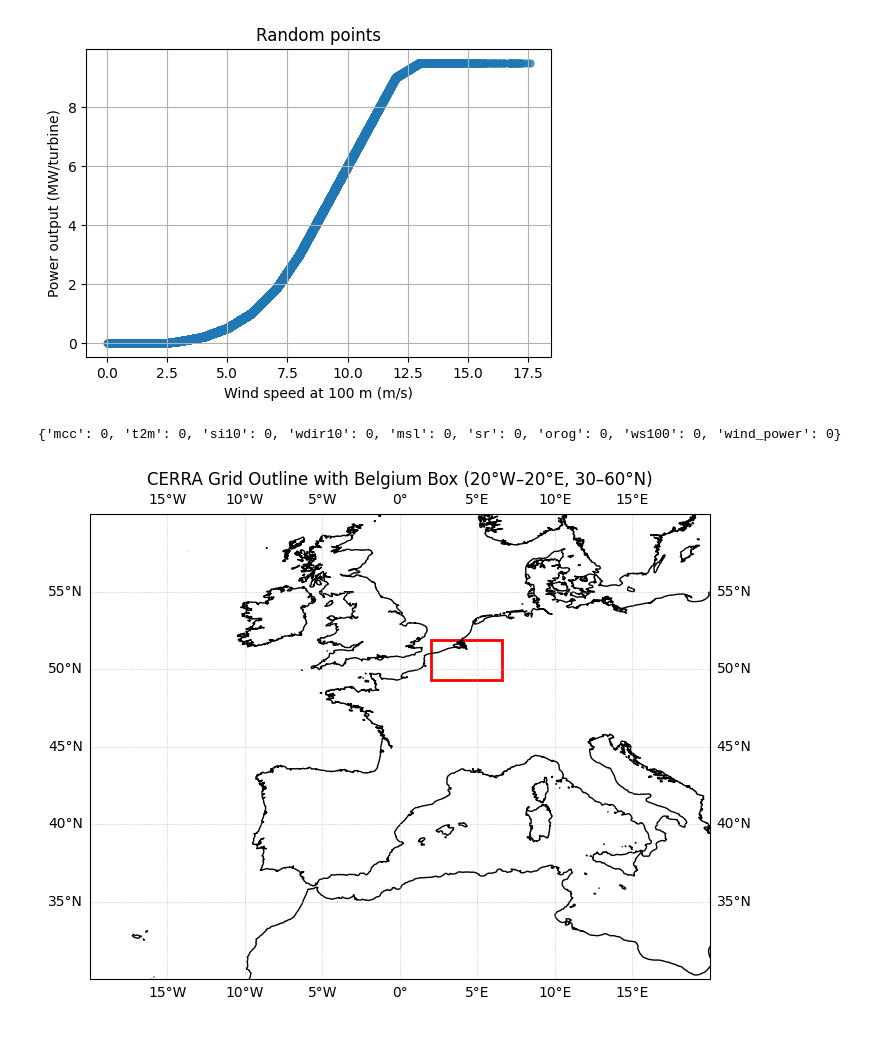
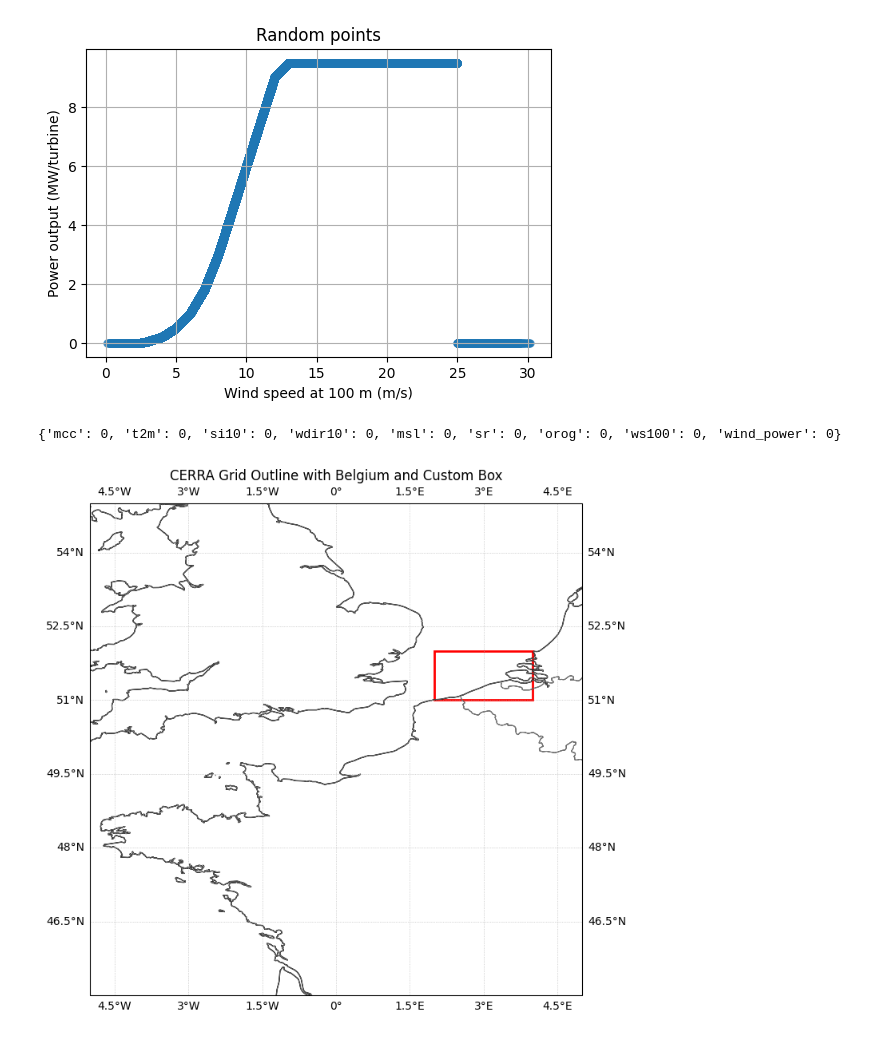
Before and after one commit to UAntwerpM4S/WindAI, a Jupyter notebook: data/Data.ipynb, the cells around one changed output. Drawn from its saved outputs; the diff is of its cells as text; code cells hidden in the pictures.

```diff
--- a/data/Data.ipynb
+++ b/data/Data.ipynb
@@ -37,5 +19,6 @@ Attributes:
 # %%
-def index_box(ds, lat_min=49.3, lat_max=51.9, lon_min=2.0, lon_max=6.6):
+#Select only a box around the BOZ
+def index_box(ds, lat_min=51, lat_max=52, lon_min=2.0, lon_max=4):
     lat = ds["latitude"].values   # 2-D (y, x)
     lon = ds["longitude"].values  # 2-D (y, x)
 
@@ -47,7 +30,7 @@ def index_box(ds, lat_min=49.3, lat_max=51.9, lon_min=2.0, lon_max=6.6):
 
 cropped = []
 for ds in datasets:
-    ys, xs = index_box(ds, 49.3, 51.9, 2.0, 6.6)
+    ys, xs = index_box(ds)
     dsc = ds.isel(y=ys, x=xs)  # hard crop, no masking → no NaNs
 
     if "heightAboveGround" in dsc.coords and dsc.coords["heightAboveGround"].size == 1:
@@ -72,9 +56,9 @@ ds = ds.assign(ws100=ws100)
 # %%
 #add synthetic wind power with a power curve
 ws_pts = np.array([0.0, 2.5, 3.0, 4.0, 5.0, 6.0, 7.0, 8.0, 9.0, 10.0,
-                   11.0, 12.0, 13.0, 14.0, 16.0, 20.0, 25.0, 30.0], dtype="float32")
+                   11.0, 12.0, 13.0, 14.0, 16.0, 20.0, 24.99,24.999,25.0,25.01, 30.0], dtype="float32")
 p_pts  = np.array([0.0, 0.0, 0.05, 0.20, 0.50, 1.00, 1.80, 3.00, 4.50, 6.00,
-                   7.50, 9.00, 9.50, 9.50, 9.50, 9.50, 0.00, 0.00], dtype="float32")
+                   7.50, 9.00, 9.50, 9.50, 9.50, 9.50, 9.5,9.5,0.00,0.00, 0.00], dtype="float32")
 plt.figure(figsize=(8, 2.5))
 plt.plot(ws_pts, p_pts, marker='o', linestyle='-')
 plt.xlabel("Wind Speed at 100 m (m/s)")
@@ -123,5 +107,5 @@ plt.title(f"Random points")
 plt.grid(True)
 plt.show()
 # %% [output]
-[figure, old version]
+[figure, new version]
 # %%
@@ -138,28 +145,39 @@ ds.to_netcdf(
 ds=xr.open_dataset("CERRA5_Belgium.nc")
 # %%
 def plot_cerra_domain_with_belgium_box(
-    ds, lat_min=49.3, lat_max=51.9, lon_min=2.0, lon_max=6.6,
-    extent=(-20, 20, 30, 60)  # (lon_w, lon_e, lat_s, lat_n)
+    ds, lat_min=51, lat_max=52, lon_min=2.0, lon_max=4.0,
+    extent=(-5, 5, 45, 55)
 ):
     lat = ds["latitude"].values
     lon = ds["longitude"].values
 
-    # Wrap longitudes to [-180, 180] *for plotting only*
+    # Wrap longitudes to [-180, 180] for plotting only
     lon_plot = ((lon + 180) % 360) - 180
 
     fig = plt.figure(figsize=(8, 8))
     ax = plt.axes(projection=ccrs.PlateCarree())
+    ax.set_extent(extent, crs=ccrs.PlateCarree())
     ax.coastlines(resolution="10m")
     ax.gridlines(draw_labels=True, linestyle=":", linewidth=0.5)
 
-    # CERRA grid outline
-    ax.plot(lon_plot[0, :],  lat[0, :],  transform=ccrs.PlateCarree())
-    ax.plot(lon_plot[-1, :], lat[-1, :], transform=ccrs.PlateCarree())
-    ax.plot(lon_plot[:, 0],  lat[:, 0],  transform=ccrs.PlateCarree())
-    ax.plot(lon_plot[:, -1], lat[:, -1], transform=ccrs.PlateCarree())
+    # Add country borders
+    ax.add_feature(cfeature.BORDERS, linewidth=0.8)
+    ax.add_feature(cfeature.COASTLINE, linewidth=0.6)
 
-    # Zoom to requested area
-    ax.set_extent(extent, crs=ccrs.PlateCarree())  # (-20, 20, 30, 60)
+    # Add Belgium outline specifically (from Natural Earth)
+    countries = cfeature.NaturalEarthFeature(
+        category="cultural",
+        name="admin_0_countries",
+        scale="10m",
+        facecolor="none"
+    )
+    ax.add_feature(countries, edgecolor="gray", linewidth=0.5)
+
+    # Plot CERRA grid outline
+    ax.plot(lon_plot[0, :],  lat[0, :],  transform=ccrs.PlateCarree(), color="black", lw=1)
+    ax.plot(lon_plot[-1, :], lat[-1, :], transform=ccrs.PlateCarree(), color="black", lw=1)
+    ax.plot(lon_plot[:, 0],  lat[:, 0],  transform=ccrs.PlateCarree(), color="black", lw=1)
+    ax.plot(lon_plot[:, -1], lat[:, -1], transform=ccrs.PlateCarree(), color="black", lw=1)
 
     # Belgium box
     rect = mpatches.Rectangle(
@@ -171,9 +189,9 @@ def plot_cerra_domain_with_belgium_box(
     )
     ax.add_patch(rect)
 
-    ax.set_title("CERRA Grid Outline with Belgium Box (20°W–20°E, 30–60°N)")
+    ax.set_title("CERRA Grid Outline with Belgium and Custom Box")
     plt.show()
 # %%
-plot_cerra_domain_with_belgium_box(datasets[0], 49.3, 51.9, 2.0, 6.6)
+plot_cerra_domain_with_belgium_box(datasets[0])
 # %% [output]
-[figure, old version]
+[figure, new version]
```
Also changed, not shown: parts of 10 cells of this notebook, 1 other file.
